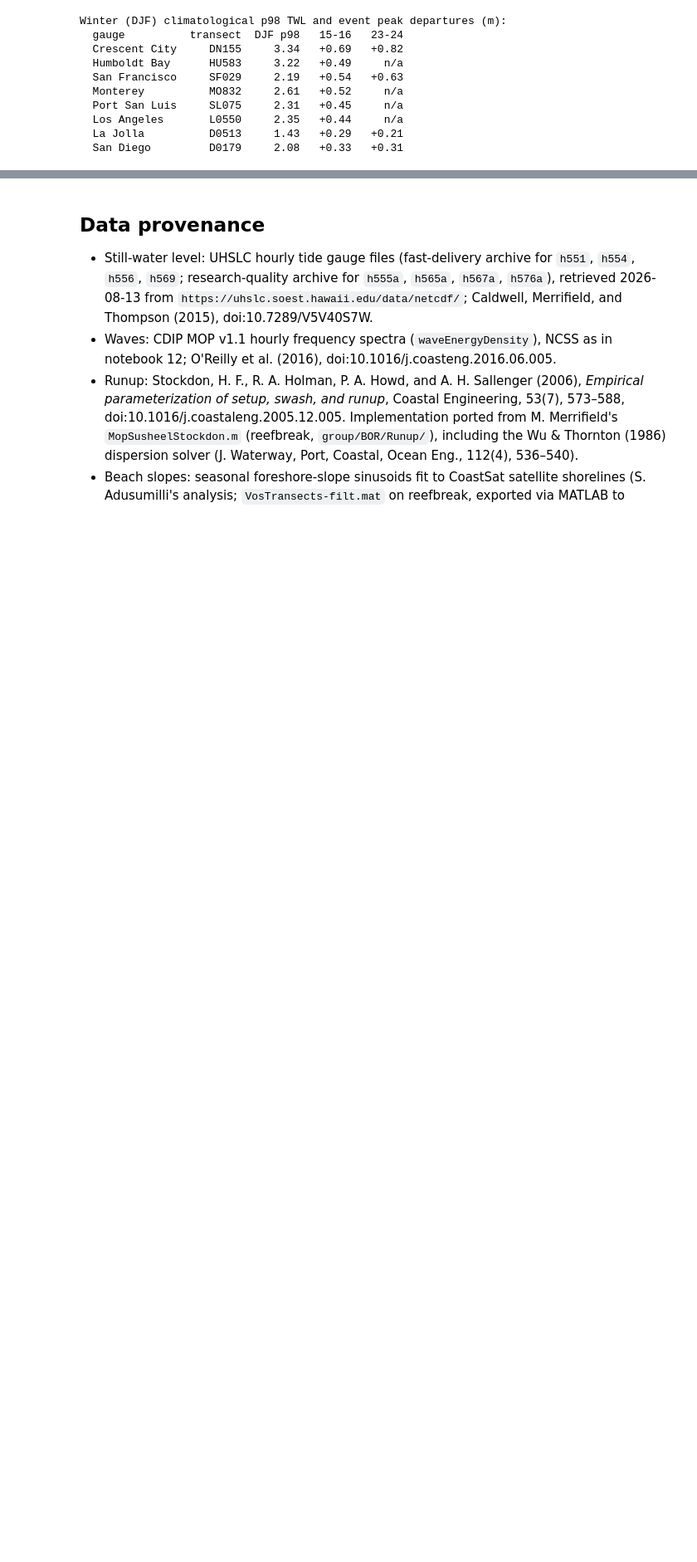
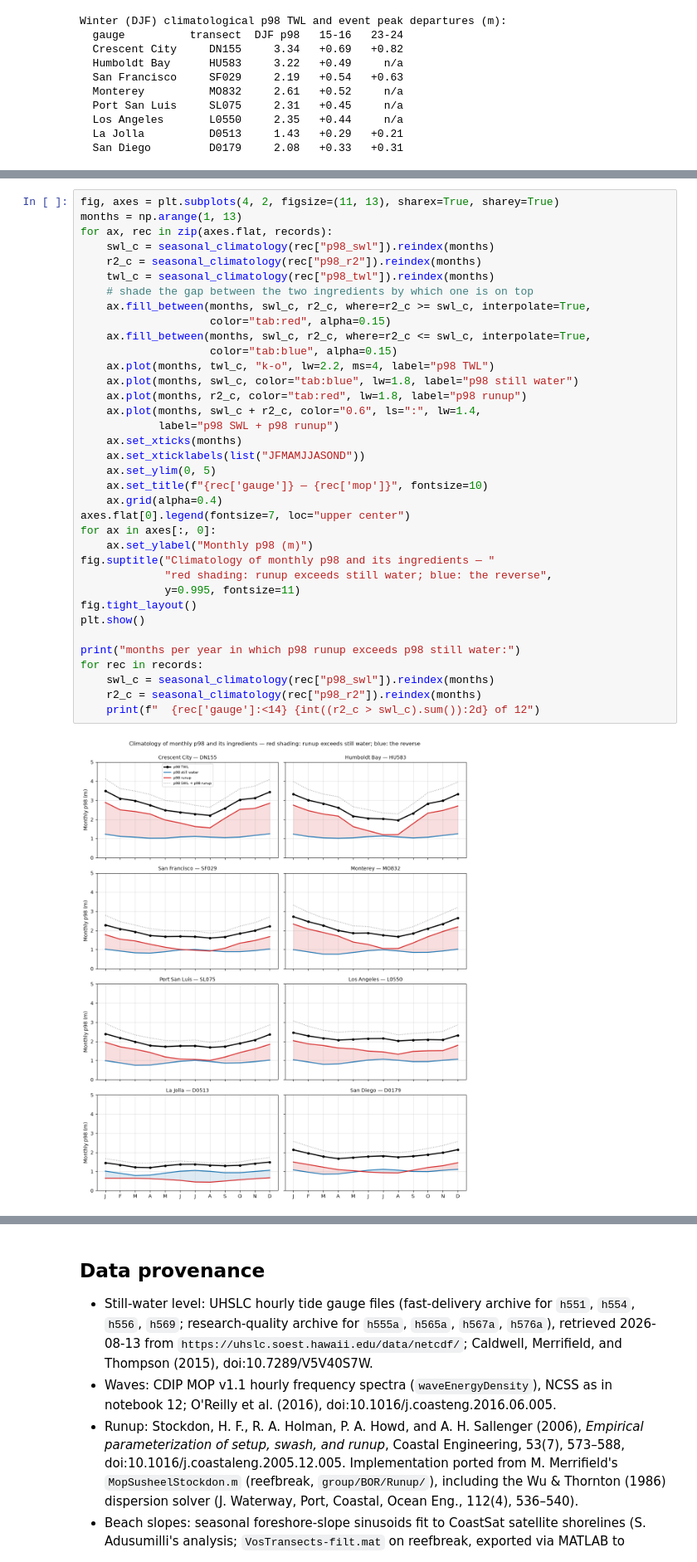
Before and after one commit to holdenlesliebole/climate-data-foundations, a Jupyter notebook: reference/13_el_nino_total_water_level_complete.ipynb, the cells around one changed output, grey strips where cells are left out. Shown at 83% size. Drawn from its saved outputs; the diff is of its cells as text; blank space fills up the shorter version.

```diff
--- a/reference/13_el_nino_total_water_level_complete.ipynb
+++ b/reference/13_el_nino_total_water_level_complete.ipynb
@@ -440,0 +427,38 @@ plt.show()
+# %%
+fig, axes = plt.subplots(4, 2, figsize=(11, 13), sharex=True, sharey=True)
+months = np.arange(1, 13)
+for ax, rec in zip(axes.flat, records):
+    swl_c = seasonal_climatology(rec["p98_swl"]).reindex(months)
+    r2_c = seasonal_climatology(rec["p98_r2"]).reindex(months)
+    twl_c = seasonal_climatology(rec["p98_twl"]).reindex(months)
+    # shade the gap between the two ingredients by which one is on top
+    ax.fill_between(months, swl_c, r2_c, where=r2_c >= swl_c, interpolate=True,
+                    color="tab:red", alpha=0.15)
+    ax.fill_between(months, swl_c, r2_c, where=r2_c <= swl_c, interpolate=True,
+                    color="tab:blue", alpha=0.15)
+    ax.plot(months, twl_c, "k-o", lw=2.2, ms=4, label="p98 TWL")
+    ax.plot(months, swl_c, color="tab:blue", lw=1.8, label="p98 still water")
+    ax.plot(months, r2_c, color="tab:red", lw=1.8, label="p98 runup")
+    ax.plot(months, swl_c + r2_c, color="0.6", ls=":", lw=1.4,
+            label="p98 SWL + p98 runup")
+    ax.set_xticks(months)
+    ax.set_xticklabels(list("JFMAMJJASOND"))
+    ax.set_ylim(0, 5)
+    ax.set_title(f"{rec['gauge']} — {rec['mop']}", fontsize=10)
+    ax.grid(alpha=0.4)
+axes.flat[0].legend(fontsize=7, loc="upper center")
+for ax in axes[:, 0]:
+    ax.set_ylabel("Monthly p98 (m)")
+fig.suptitle("Climatology of monthly p98 and its ingredients — "
+             "red shading: runup exceeds still water; blue: the reverse",
+             y=0.995, fontsize=11)
+fig.tight_layout()
+plt.show()
+
+print("months per year in which p98 runup exceeds p98 still water:")
+for rec in records:
+    swl_c = seasonal_climatology(rec["p98_swl"]).reindex(months)
+    r2_c = seasonal_climatology(rec["p98_r2"]).reindex(months)
+    print(f"  {rec['gauge']:<14} {int((r2_c > swl_c).sum()):2d} of 12")
+# %% [output]
+[figure, added]
```
Also changed, not shown: parts of 14 cells of this notebook, 3 other files.
